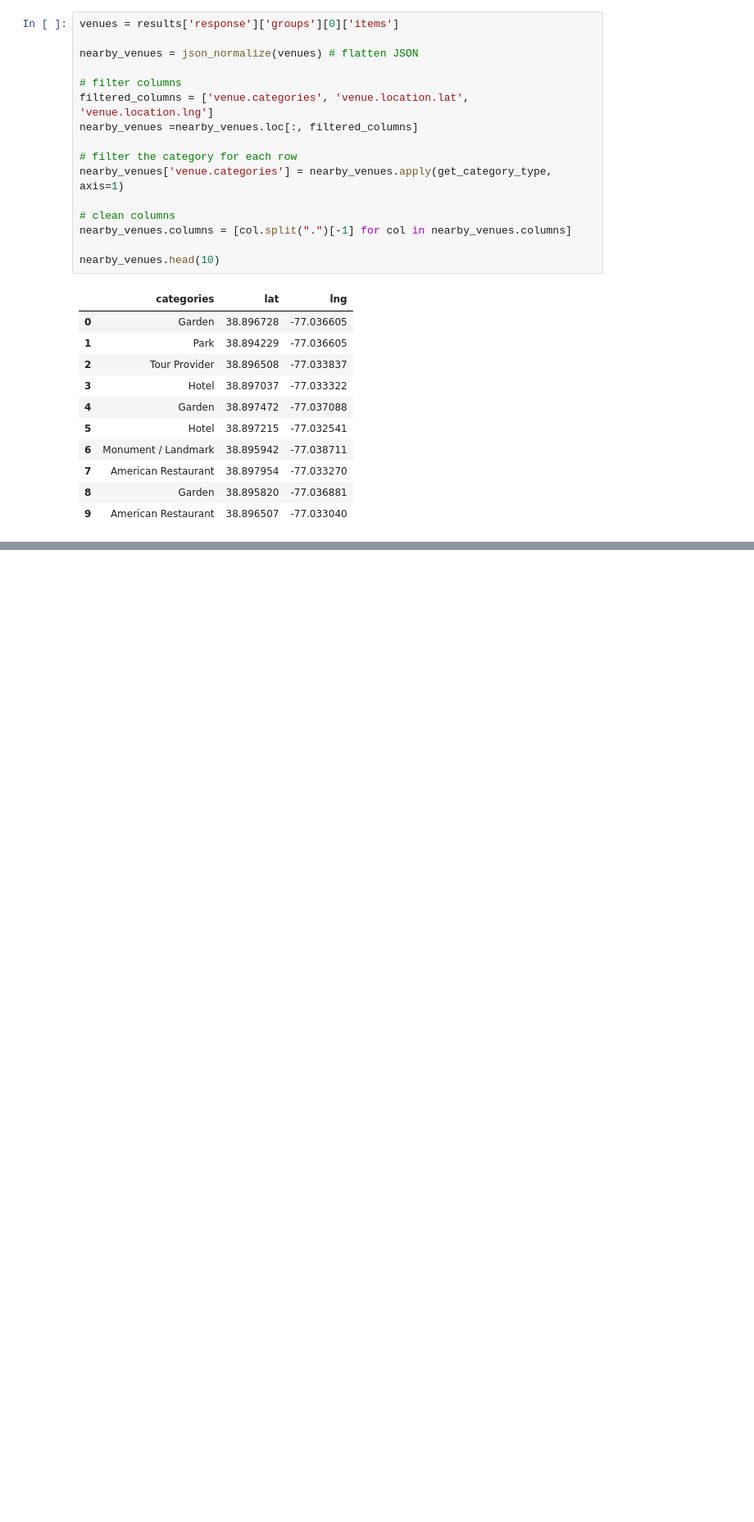
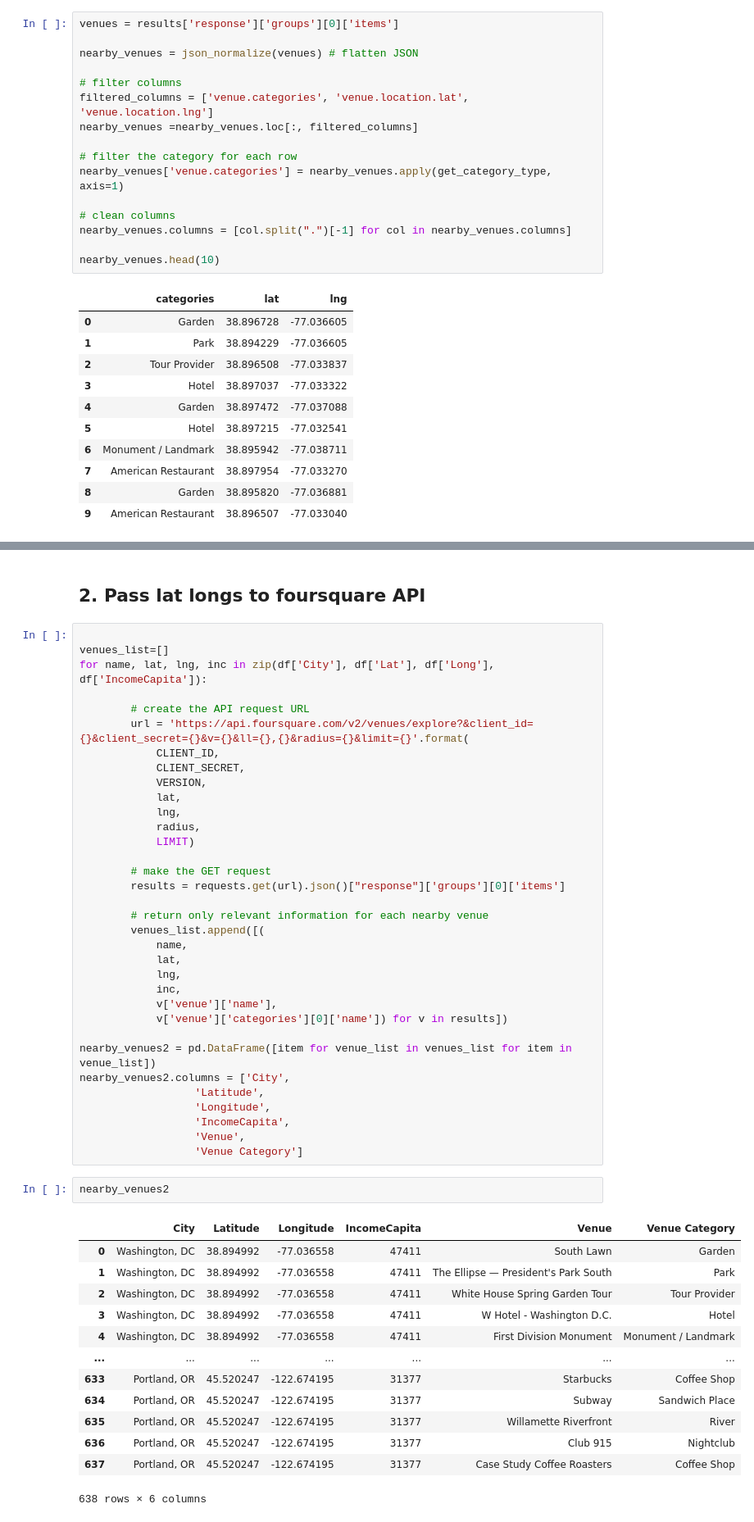
Before and after one commit to RachelHaldane/Coursera_Capstone, a Jupyter notebook: Coursera_Capstone.ipynb, the cells around one changed output, grey strips where cells are left out. Shown at 82% size. Drawn from its saved outputs; the diff is of its cells as text; blank space fills up the shorter version.

```diff
--- a/Coursera_Capstone.ipynb
+++ b/Coursera_Capstone.ipynb
@@ -208,0 +264,52 @@ nearby_venues.head(10)
+# %% [markdown]
+## 2. Pass lat longs to foursquare API
+# %%
+
+venues_list=[]
+for name, lat, lng, inc in zip(df['City'], df['Lat'], df['Long'], df['IncomeCapita']):
+
+        # create the API request URL
+        url = 'https://api.foursquare.com/v2/venues/explore?&client_id={}&client_secret={}&v={}&ll={},{}&radius={}&limit={}'.format(
+            CLIENT_ID,
+            CLIENT_SECRET,
+            VERSION,
+            lat,
+            lng,
+            radius,
+            LIMIT)
+
+        # make the GET request
+        results = requests.get(url).json()["response"]['groups'][0]['items']
+
+        # return only relevant information for each nearby venue
+        venues_list.append([(
+            name,
+            lat,
+            lng,
+            inc,
+            v['venue']['name'],
+            v['venue']['categories'][0]['name']) for v in results])
+
+nearby_venues2 = pd.DataFrame([item for venue_list in venues_list for item in venue_list])
+nearby_venues2.columns = ['City',
+                  'Latitude',
+                  'Longitude',
+                  'IncomeCapita',
+                  'Venue',
+                  'Venue Category']
+# %%
+nearby_venues2
+# %% [output]
+|  | City | Latitude | Longitude | IncomeCapita | Venue | Venue Category |
+| 0 | Washington, DC | 38.894992 | -77.036558 | 47411 | South Lawn | Garden |
+| 1 | Washington, DC | 38.894992 | -77.036558 | 47411 | The Ellipse — President's Park South | Park |
+| 2 | Washington, DC | 38.894992 | -77.036558 | 47411 | White House Spring Garden Tour | Tour Provider |
+| 3 | Washington, DC | 38.894992 | -77.036558 | 47411 | W Hotel - Washington D.C. | Hotel |
+| 4 | Washington, DC | 38.894992 | -77.036558 | 47411 | First Division Monument | Monument / Landmark |
+| ... | ... | ... | ... | ... | ... | ... |
+| 633 | Portland, OR | 45.520247 | -122.674195 | 31377 | Starbucks | Coffee Shop |
+| 634 | Portland, OR | 45.520247 | -122.674195 | 31377 | Subway | Sandwich Place |
+| 635 | Portland, OR | 45.520247 | -122.674195 | 31377 | Willamette Riverfront | River |
+| 636 | Portland, OR | 45.520247 | -122.674195 | 31377 | Club 915 | Nightclub |
+| 637 | Portland, OR | 45.520247 | -122.674195 | 31377 | Case Study Coffee Roasters | Coffee Shop |
+638 rows × 6 columns
```
Also changed, not shown: parts of 19 cells of this notebook.
